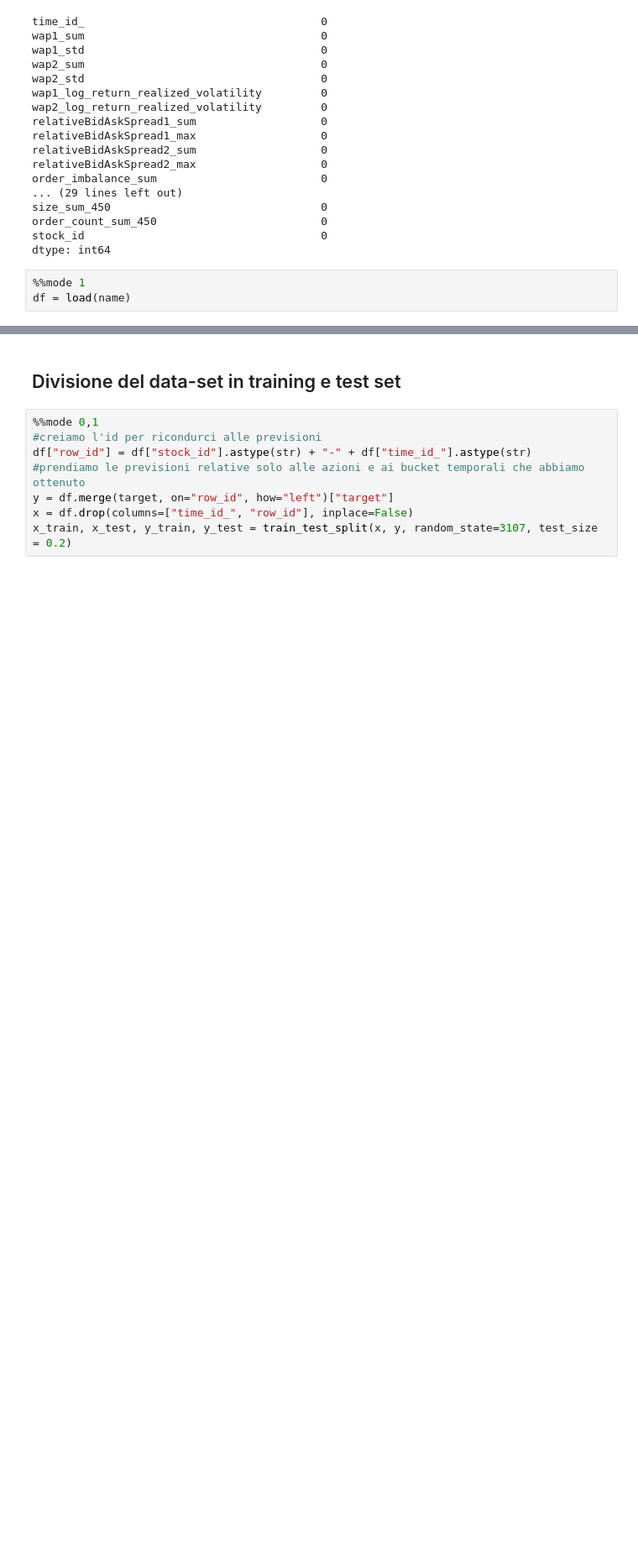
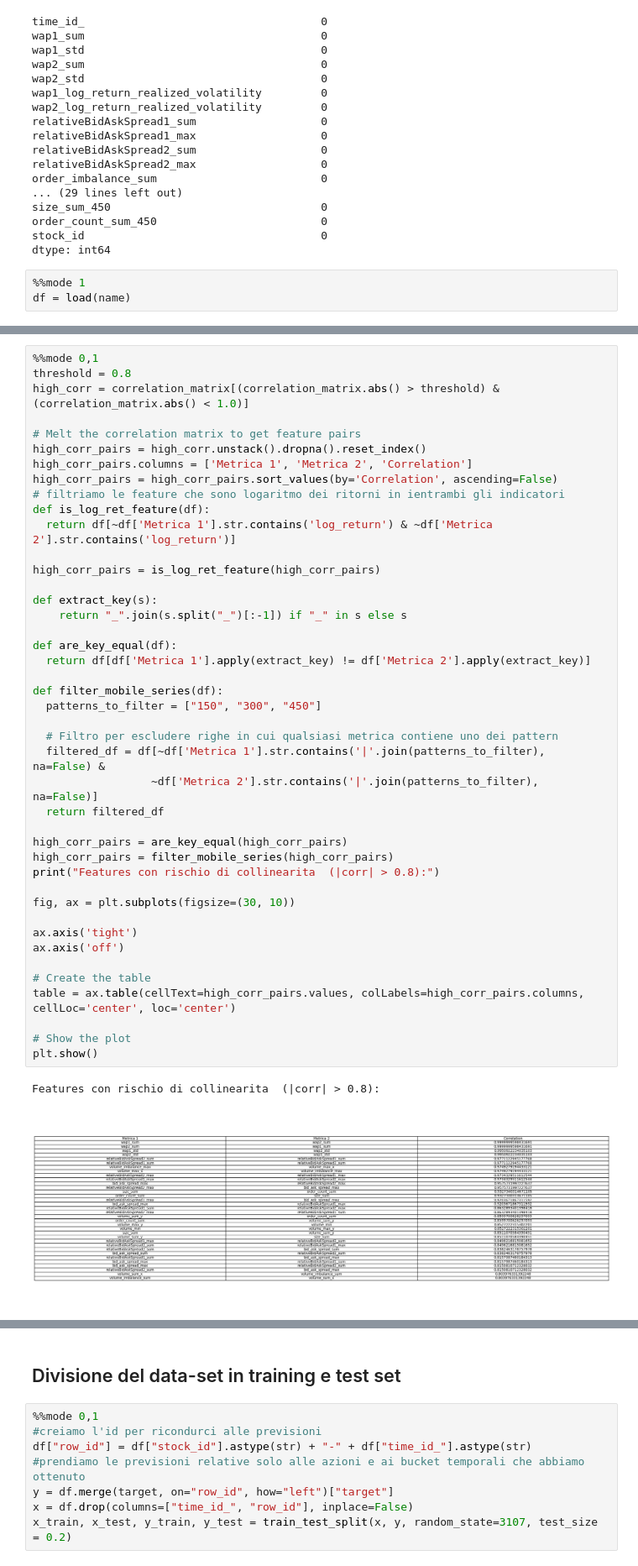
Before and after one commit to leorm2002/Realized-volatility-ML, a Jupyter notebook: notebook.ipynb, the cells around one changed output, grey strips where cells are left out. Shown at 84% size. Saved outputs shown, nothing was run; the diff lists cells and outputs as text; blank space fills up the shorter version.

```diff
--- a/notebook.ipynb
+++ b/notebook.ipynb
@@ -537,0 +571,46 @@ df = load(name)
+# %%
+%%mode 0,1
+threshold = 0.8
+high_corr = correlation_matrix[(correlation_matrix.abs() > threshold) & (correlation_matrix.abs() < 1.0)]
+
+# Melt the correlation matrix to get feature pairs
+high_corr_pairs = high_corr.unstack().dropna().reset_index()
+high_corr_pairs.columns = ['Metrica 1', 'Metrica 2', 'Correlation']
+high_corr_pairs = high_corr_pairs.sort_values(by='Correlation', ascending=False)
+# filtriamo le feature che sono logaritmo dei ritorni in ientrambi gli indicatori
+def is_log_ret_feature(df):
+  return df[~df['Metrica 1'].str.contains('log_return') & ~df['Metrica 2'].str.contains('log_return')]
+
+high_corr_pairs = is_log_ret_feature(high_corr_pairs)
+
+def extract_key(s):
+    return "_".join(s.split("_")[:-1]) if "_" in s else s
+
+def are_key_equal(df):
+  return df[df['Metrica 1'].apply(extract_key) != df['Metrica 2'].apply(extract_key)]
+
+def filter_mobile_series(df):
+  patterns_to_filter = ["150", "300", "450"]
+
+  # Filtro per escludere righe in cui qualsiasi metrica contiene uno dei pattern
+  filtered_df = df[~df['Metrica 1'].str.contains('|'.join(patterns_to_filter), na=False) &
+                  ~df['Metrica 2'].str.contains('|'.join(patterns_to_filter), na=False)]
+  return filtered_df
+
+high_corr_pairs = are_key_equal(high_corr_pairs)
+high_corr_pairs = filter_mobile_series(high_corr_pairs)
+print("Features con rischio di collinearita  (|corr| > 0.8):")
+
+fig, ax = plt.subplots(figsize=(30, 10))
+
+ax.axis('tight')
+ax.axis('off')
+
+# Create the table
+table = ax.table(cellText=high_corr_pairs.values, colLabels=high_corr_pairs.columns, cellLoc='center', loc='center')
+
+# Show the plot
+plt.show()
+# %% [output]
+Features con rischio di collinearita  (|corr| > 0.8):
+[figure, added]
```
Also changed, not shown: parts of 20 cells of this notebook.
